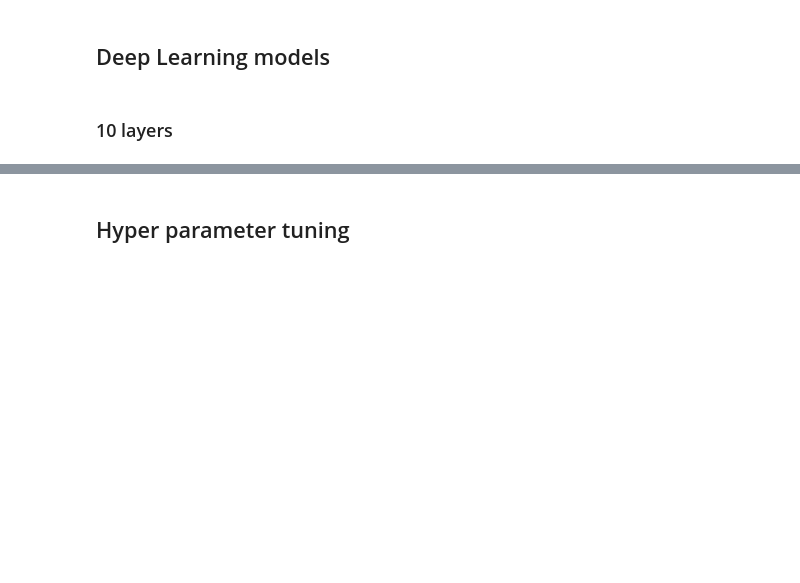
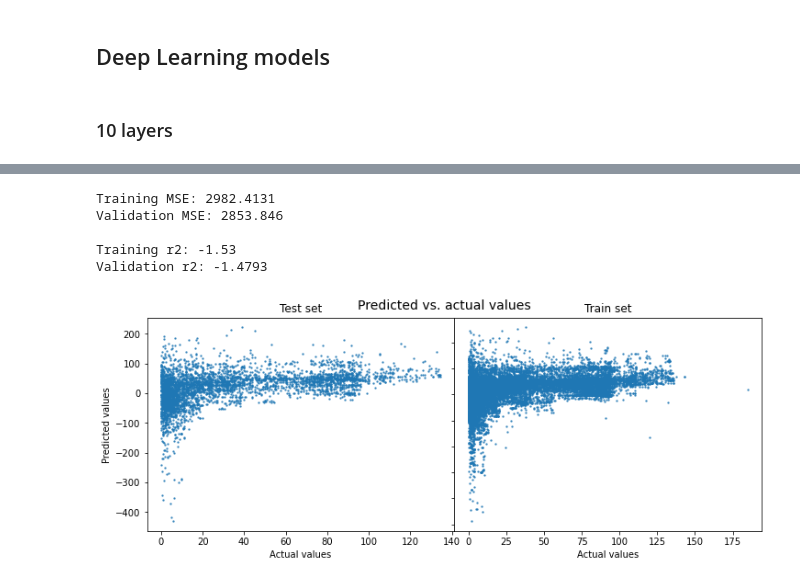
Before and after one commit to AymanSulaiman/superconductor-analysis-and-prediction, a Jupyter notebook: Experimentation.ipynb, the cells around one changed output, grey strips where cells are left out. Saved outputs shown, nothing was run; the diff lists cells and outputs as text; code cells hidden in the pictures; blank space fills up the shorter version.

```diff
--- a/Experimentation.ipynb
+++ b/Experimentation.ipynb
@@ -230,6 +275,11 @@ def deep_learning_model_evaluation(model, skip_epochs=0, X_train=X_train, X_test
 
     plt.show()
 # %%
-# deep_learning_model_evaluation(model=model)
+deep_learning_model_evaluation(model=model)
+# %% [output]
+Training MSE: 2982.4131
+Validation MSE: 2853.846
+
+Training r2: -1.53
+Validation r2: -1.4793
+[figure, added]
-# %% [markdown]
-## Hyper parameter tuning
```
Also changed, not shown: parts of 11 cells of this notebook, 10 other files.
